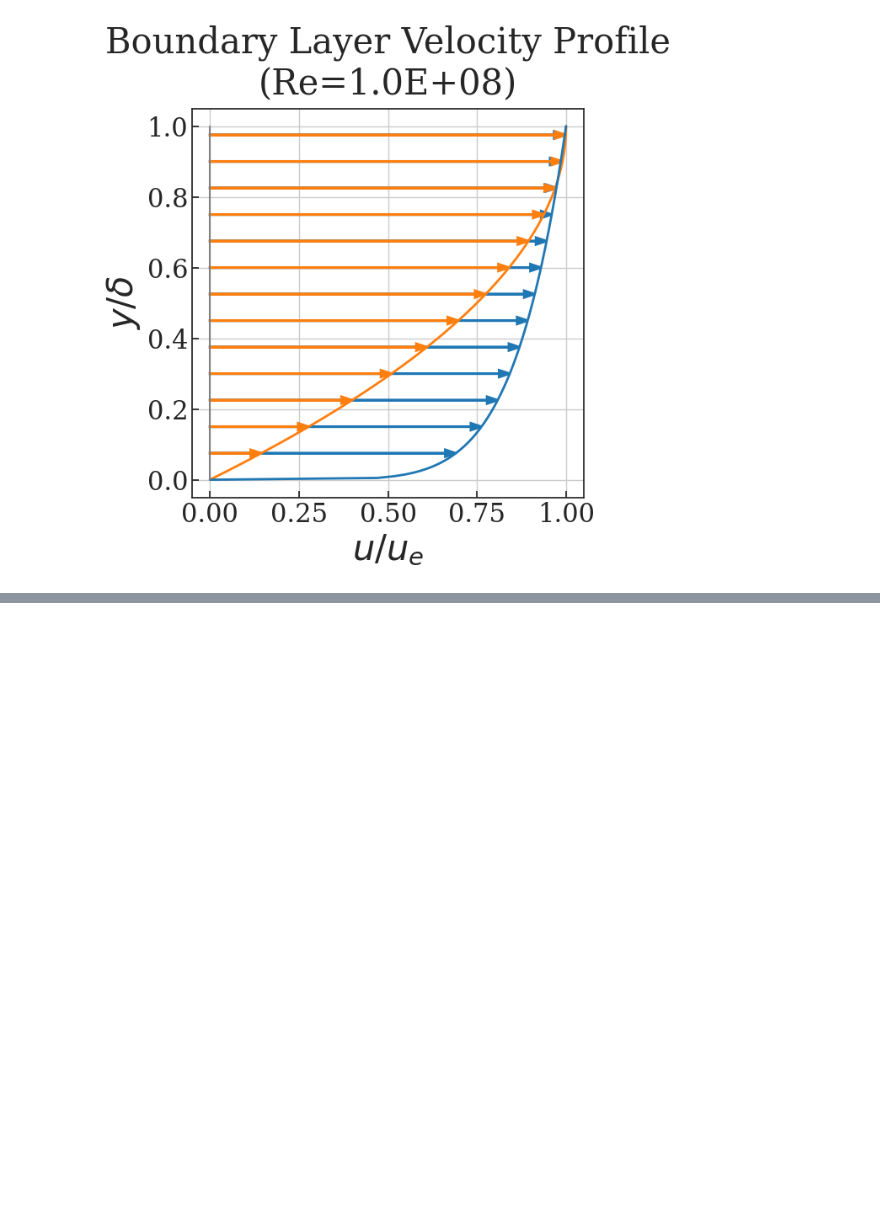
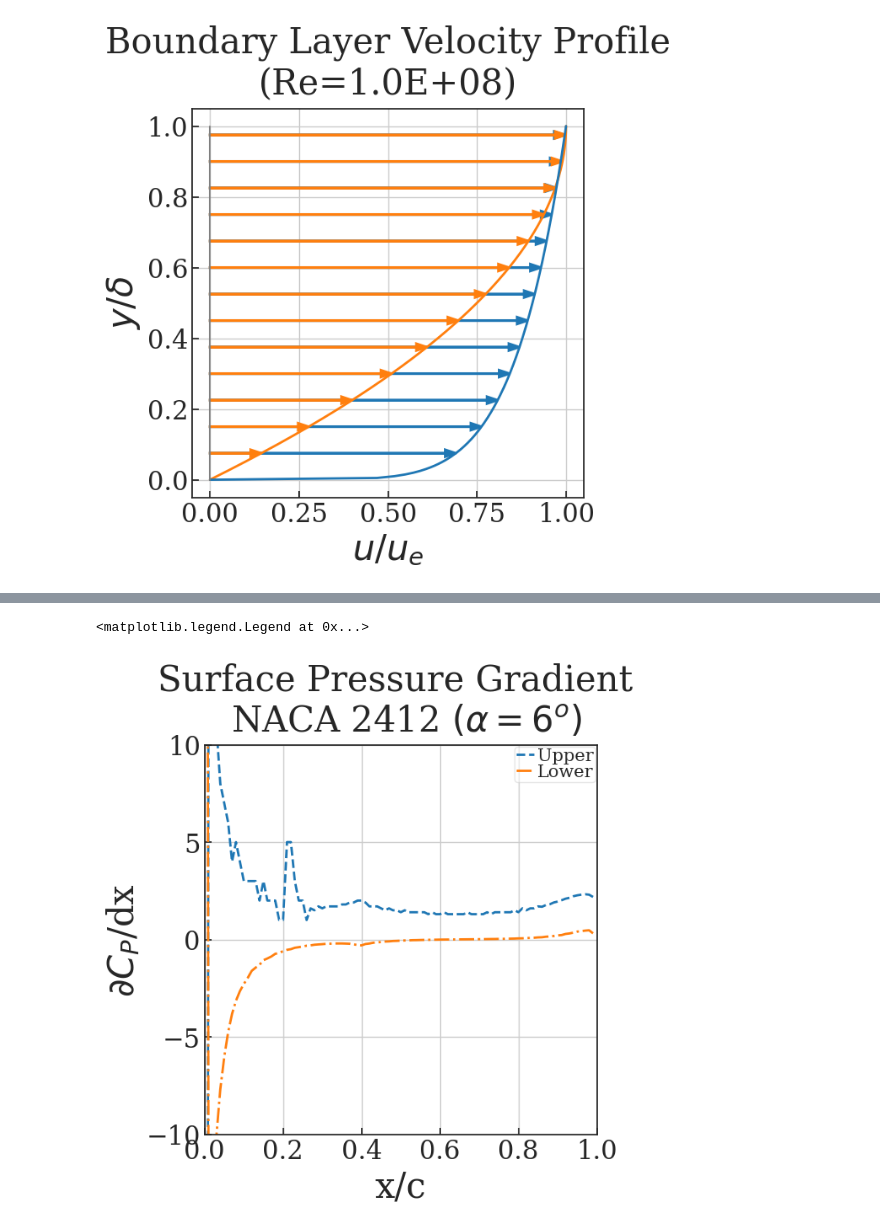
Before and after one commit to ndrichmond/EAE127, a Jupyter notebook: Project 0/Project 0.ipynb, the cells around one changed output, grey strips where cells are left out. Saved outputs shown, nothing was run; the diff lists cells and outputs as text; code cells hidden in the pictures; blank space fills up the shorter version.

```diff
--- a/Project 0/Project 0.ipynb
+++ b/Project 0/Project 0.ipynb
@@ -160,0 +275,23 @@ For this part, the goal is to calculate the boundary layer thickness, $\delta^*$
+# %%
+#plot the pressure gradient for NACA 2412 upper and lower edges
+
+dCpudx = np.zeros(len(Cpu) - 1) #forward difference so one less point
+dCpldx = np.zeros(len(Cpl) - 1)
+for i in range(len(dCpudx)):
+    dCpudx[i] = (Cpu[i+1] - Cpu[i]) / (x[i+1] - x[i]) #slope equation
+    dCpldx[i] = (Cpl[i+1] - Cpl[i]) / (x[i+1] - x[i])
+#Plot Pressure Gradient
+plt.figure(figsize=(6,6))
+plt.title('Surface Pressure Gradient \n NACA 2412 $(\\alpha=6^o)$')
+plt.xlabel("x/c") #Label x axis (non-dimensional x)
+plt.ylabel("$\\partial C_P$/\\partial x") #Label y axis Pressure coefficient
+#Plot Airfoil Data
+plt.plot(x[:-1], dCpudx, label='Upper', linewidth=2, linestyle='--')
+plt.plot(x[:-1], dCpldx, label='Lower', linewidth=2, linestyle='-.')
+plt.grid(True) #Plot a grid
+plt.xlim([0, 1]) #Lock x-axis to airfoil
+plt.ylim([-10, 10]) #Limit bounds to see smaller results
+plt.legend(loc='best') #Legend
+# %% [output]
+<matplotlib.legend.Legend at 0x...>
+[figure, added]
```
Also changed, not shown: parts of 10 cells of this notebook, 3 other files.
